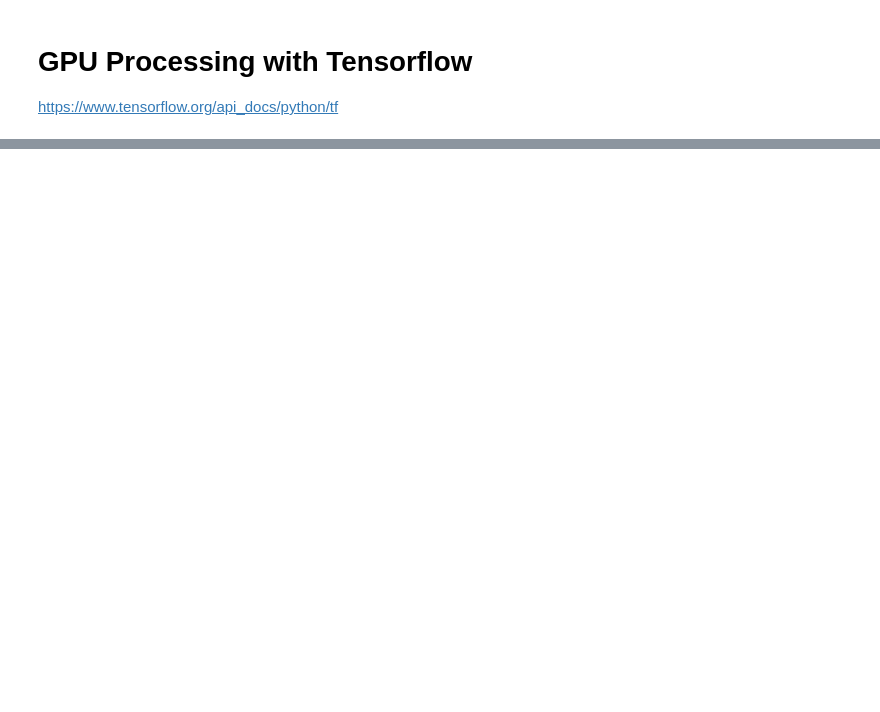
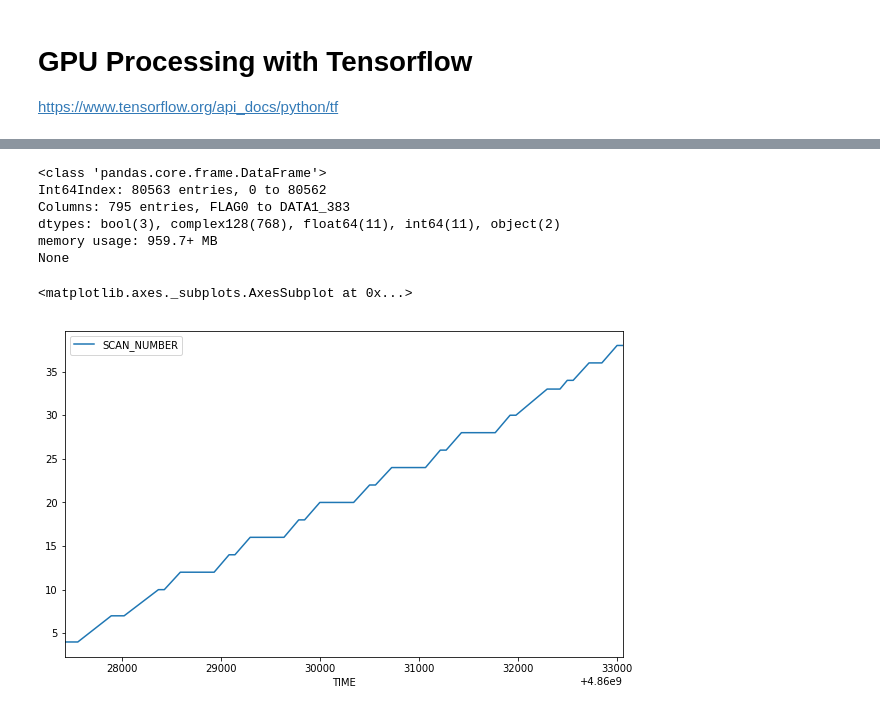
Before and after one commit to ryanraba/casa6, a Jupyter notebook: casa7experiments.ipynb, the cells around one changed output, grey strips where cells are left out. Saved outputs shown, nothing was run; the diff lists cells and outputs as text; code cells hidden in the pictures; blank space fills up the shorter version.

Commit message:
added Dask and DataFrame tutorial

```diff
--- a/casa7experiments.ipynb
+++ b/casa7experiments.ipynb
@@ -292,0 +384,9 @@ tensorflow elapsed time (s):  1.1716275215148926
+# %%
+import pandas as pd
+import numpy as np
+
+# load pandas dataframe
+pdf = pd.read_hdf(prefix+'.h5', key='mdf')
+
+# what do we have here?
+pdf.head()
@@ -292,0 +401,16 @@ tensorflow elapsed time (s):  1.1716275215148926
+# %%
+# the dataframe holds named columns of scalar values or numpy arrays
+print(pdf.info())
+# %% [output]
+<class 'pandas.core.frame.DataFrame'>
+Int64Index: 80563 entries, 0 to 80562
+Columns: 795 entries, FLAG0 to DATA1_383
+dtypes: bool(3), complex128(768), float64(11), int64(11), object(2)
+memory usage: 959.7+ MB
+None
+# %%
+# you can easily visualize things
+pdf.plot(x='TIME', y='SCAN_NUMBER', figsize=(10,6))
+# %% [output]
+<matplotlib.axes._subplots.AxesSubplot at 0x...>
+[figure, added]
```
Also changed, not shown: parts of 20 cells of this notebook.
